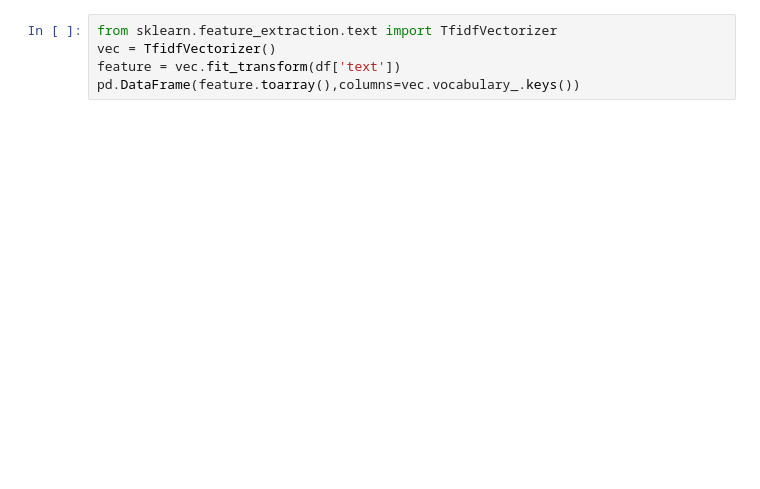
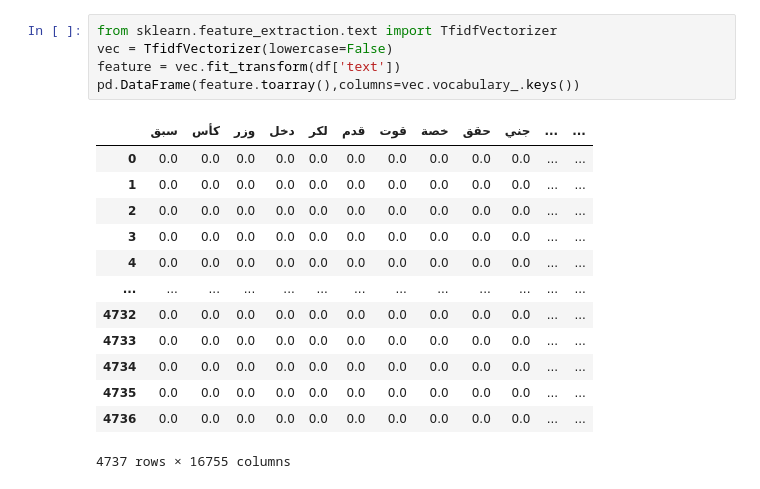
Before and after one commit to MariamGhoneem/ANLP, a Jupyter notebook: Untitled1.ipynb, the cells around one changed output. Cells and saved outputs as stored; diff of their text form; blank space fills up the shorter version.

```diff
--- a/Untitled1.ipynb
+++ b/Untitled1.ipynb
@@ -25,8 +51,22 @@ pd.DataFrame(feature.toarray(),columns=vec.vocabulary_.keys())
 # %%
 from sklearn.feature_extraction.text import TfidfVectorizer
-vec = TfidfVectorizer()
+vec = TfidfVectorizer(lowercase=False)
 feature = vec.fit_transform(df['text'])
 pd.DataFrame(feature.toarray(),columns=vec.vocabulary_.keys())
+# %% [output]
+|  | سبق | كأس | وزر | دخل | لكر | قدم | قوت | خصة | حقق | جني | ... | ... |
+| 0 | 0.0 | 0.0 | 0.0 | 0.0 | 0.0 | 0.0 | 0.0 | 0.0 | 0.0 | 0.0 | ... | ... |
+| 1 | 0.0 | 0.0 | 0.0 | 0.0 | 0.0 | 0.0 | 0.0 | 0.0 | 0.0 | 0.0 | ... | ... |
+| 2 | 0.0 | 0.0 | 0.0 | 0.0 | 0.0 | 0.0 | 0.0 | 0.0 | 0.0 | 0.0 | ... | ... |
+| 3 | 0.0 | 0.0 | 0.0 | 0.0 | 0.0 | 0.0 | 0.0 | 0.0 | 0.0 | 0.0 | ... | ... |
+| 4 | 0.0 | 0.0 | 0.0 | 0.0 | 0.0 | 0.0 | 0.0 | 0.0 | 0.0 | 0.0 | ... | ... |
+| ... | ... | ... | ... | ... | ... | ... | ... | ... | ... | ... | ... | ... |
+| 4732 | 0.0 | 0.0 | 0.0 | 0.0 | 0.0 | 0.0 | 0.0 | 0.0 | 0.0 | 0.0 | ... | ... |
+| 4733 | 0.0 | 0.0 | 0.0 | 0.0 | 0.0 | 0.0 | 0.0 | 0.0 | 0.0 | 0.0 | ... | ... |
+| 4734 | 0.0 | 0.0 | 0.0 | 0.0 | 0.0 | 0.0 | 0.0 | 0.0 | 0.0 | 0.0 | ... | ... |
+| 4735 | 0.0 | 0.0 | 0.0 | 0.0 | 0.0 | 0.0 | 0.0 | 0.0 | 0.0 | 0.0 | ... | ... |
+| 4736 | 0.0 | 0.0 | 0.0 | 0.0 | 0.0 | 0.0 | 0.0 | 0.0 | 0.0 | 0.0 | ... | ... |
+4737 rows × 16755 columns
 # %%
 from sklearn.model_selection import train_test_split
 from sklearn.naive_bayes import MultinomialNB
```
Also changed, not shown: parts of 6 cells of this notebook.
